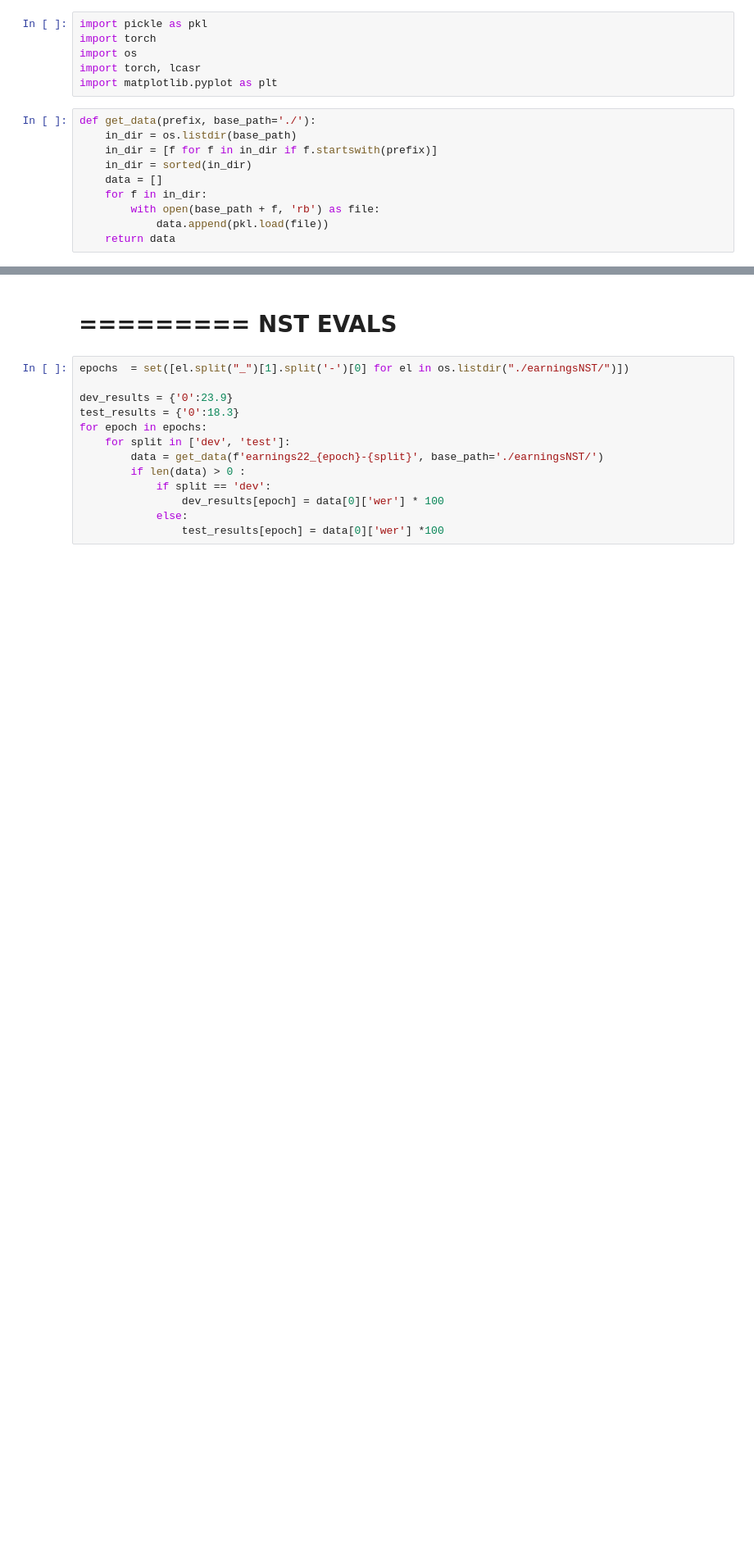
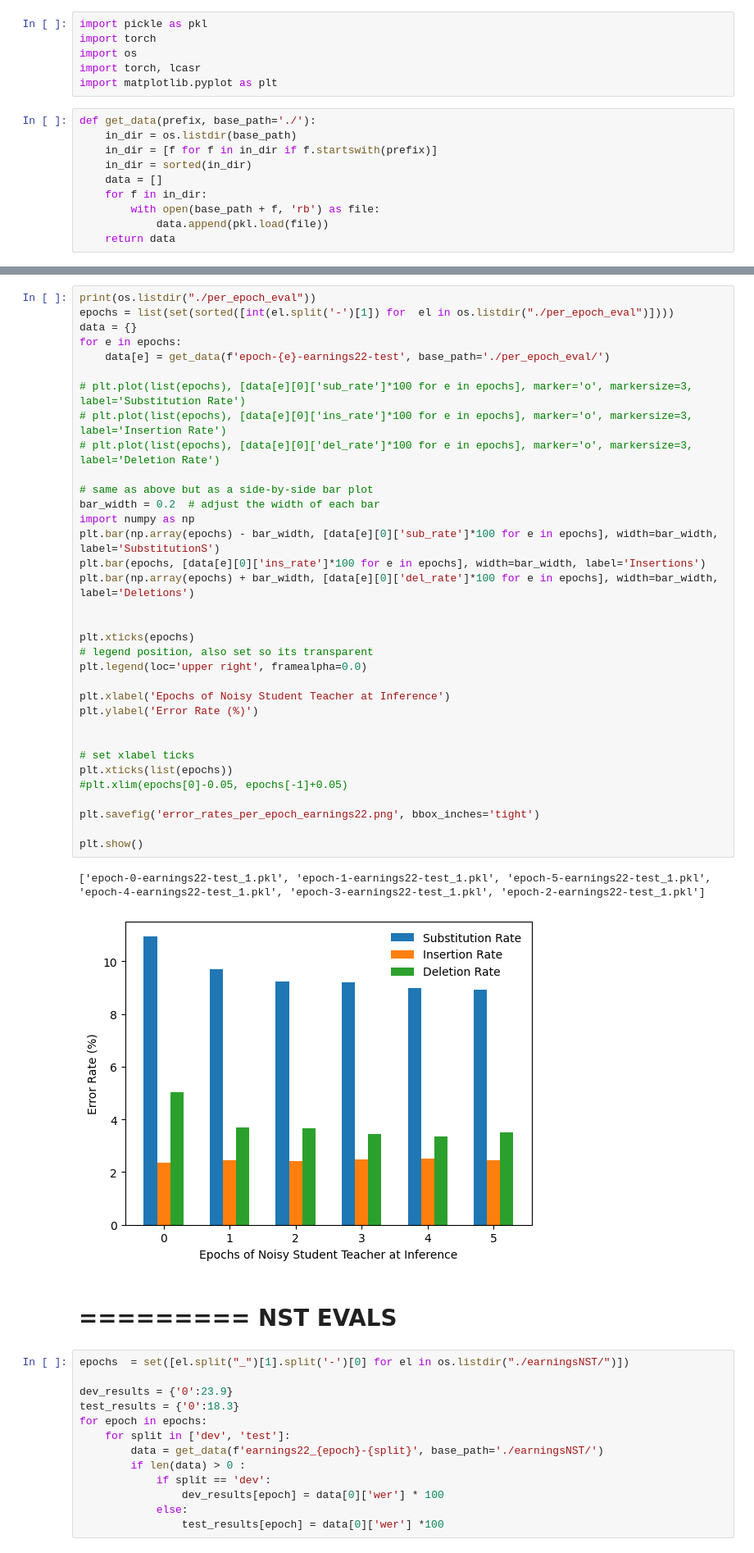
Before and after one commit to robflynnyh/dynamic-asr-eval, a Jupyter notebook: lcasr/results/eval.ipynb, the cells around one changed output, grey strips where cells are left out. Shown at 82% size. Drawn from its saved outputs; the diff is of its cells as text; blank space fills up the shorter version.

```diff
--- a/lcasr/results/eval.ipynb
+++ b/lcasr/results/eval.ipynb
@@ -29,3 +61,40 @@ sum(wer_tedlium_test)/len(wer_tedlium_test)
+# %%
+print(os.listdir("./per_epoch_eval"))
+epochs = list(set(sorted([int(el.split('-')[1]) for  el in os.listdir("./per_epoch_eval")])))
+data = {}
+for e in epochs:
+    data[e] = get_data(f'epoch-{e}-earnings22-test', base_path='./per_epoch_eval/')
+
+# plt.plot(list(epochs), [data[e][0]['sub_rate']*100 for e in epochs], marker='o', markersize=3, label='Substitution Rate')
+# plt.plot(list(epochs), [data[e][0]['ins_rate']*100 for e in epochs], marker='o', markersize=3, label='Insertion Rate')
+# plt.plot(list(epochs), [data[e][0]['del_rate']*100 for e in epochs], marker='o', markersize=3, label='Deletion Rate')
+
+# same as above but as a side-by-side bar plot
+bar_width = 0.2  # adjust the width of each bar
+import numpy as np
+plt.bar(np.array(epochs) - bar_width, [data[e][0]['sub_rate']*100 for e in epochs], width=bar_width, label='SubstitutionS')
+plt.bar(epochs, [data[e][0]['ins_rate']*100 for e in epochs], width=bar_width, label='Insertions')
+plt.bar(np.array(epochs) + bar_width, [data[e][0]['del_rate']*100 for e in epochs], width=bar_width, label='Deletions')
+
+
+plt.xticks(epochs)
+# legend position, also set so its transparent
+plt.legend(loc='upper right', framealpha=0.0)
+
+plt.xlabel('Epochs of Noisy Student Teacher at Inference')
+plt.ylabel('Error Rate (%)')
+
+
+# set xlabel ticks
+plt.xticks(list(epochs))
+#plt.xlim(epochs[0]-0.05, epochs[-1]+0.05)
+
+plt.savefig('error_rates_per_epoch_earnings22.png', bbox_inches='tight')
+
+plt.show()
+# %% [output]
+['epoch-0-earnings22-test_1.pkl', 'epoch-1-earnings22-test_1.pkl', 'epoch-5-earnings22-test_1.pkl', 'epoch-4-earnings22-test_1.pkl', 'epoch-3-earnings22-test_1.pkl', 'epoch-2-earnings22-test_1.pkl']
+[figure, added]
 # %% [markdown]
 =========
 NST EVALS
```
Also changed, not shown: parts of 10 cells of this notebook, 18 other files.
